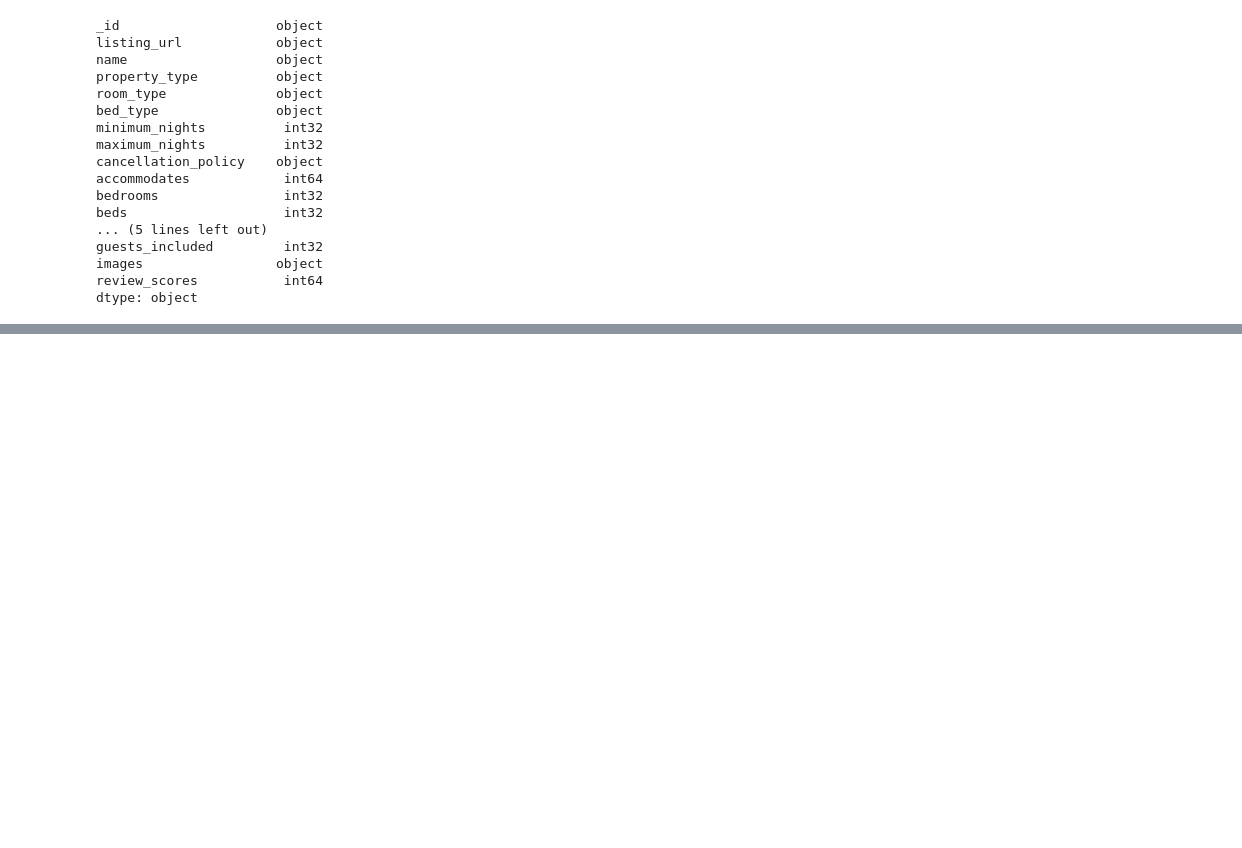
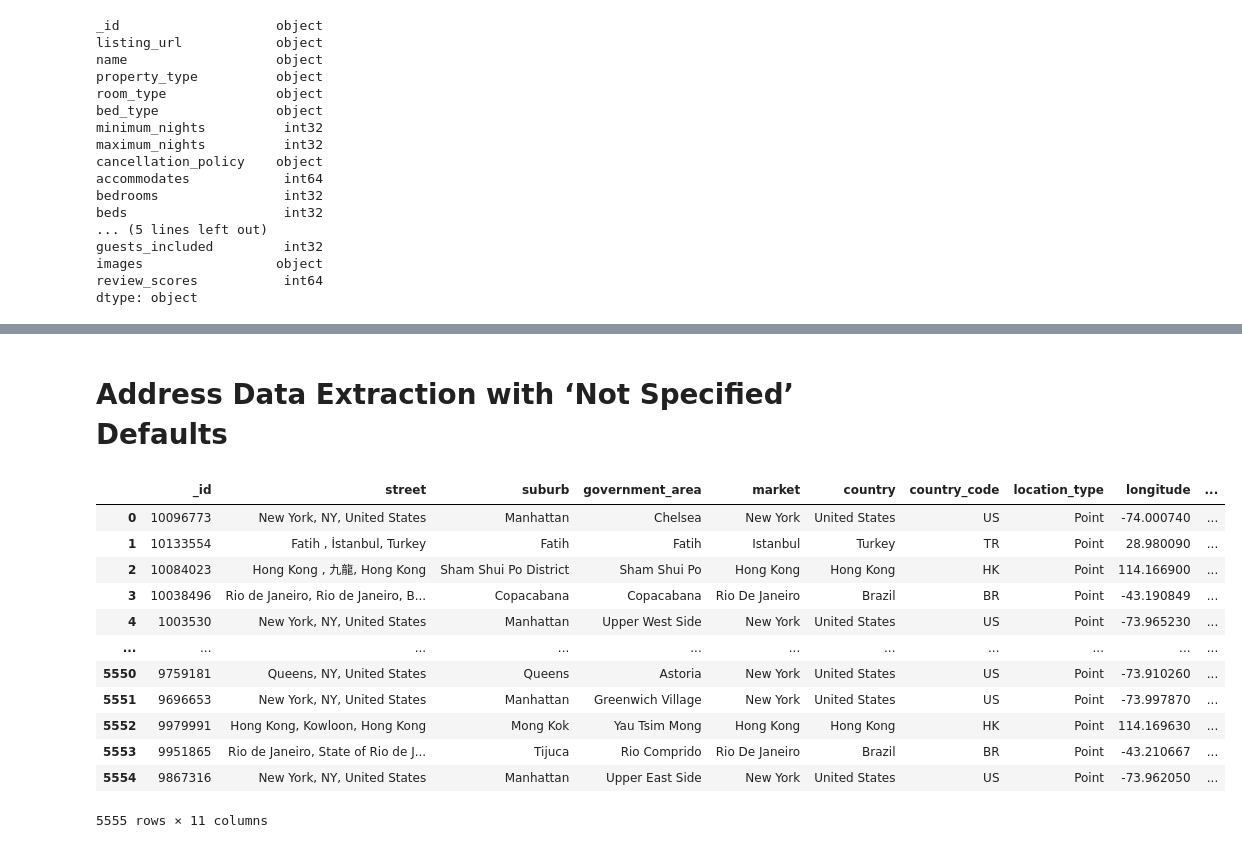
Before and after one commit to virenemmanuel/AirBNB-Analysis-main-, a Jupyter notebook: Airbnb_main.ipynb, the cells around one changed output, grey strips where cells are left out. Saved outputs shown, nothing was run; the diff lists cells and outputs as text; code cells hidden in the pictures; blank space fills up the shorter version.

Commit message:
extracting useful data from mongodb and merging dataframes

```diff
--- a/Airbnb_main.ipynb
+++ b/Airbnb_main.ipynb
@@ -263,0 +311,2 @@ Name: guests_included, Length: 5555, dtype: float64>
+# %%
+df_host = pd.DataFrame(host)
@@ -263,0 +573,5 @@ Name: guests_included, Length: 5555, dtype: float64>
+# %%
+address = []
+
+for i in coll.find({},{"_id":1, "address":1}):
+    address.append(i)
@@ -263,0 +580,3 @@ Name: guests_included, Length: 5555, dtype: float64>
+# %%
+df_address = pd.DataFrame(address)
+df_address
@@ -263,0 +597,26 @@ Name: guests_included, Length: 5555, dtype: float64>
+# %% [markdown]
+# Address Data Extraction with ‘Not Specified’ Defaults
+# %%
+address_columns = {'_id':[], 'street':[], 'suburb':[], 'government_area':[], 'market':[], 'country':[],
+                   'country_code':[], 'location_type':[], "longitude":[], "latitude":[],
+                    "is_location_exact":[]}
+for i in df_address["_id"]:
+    address_columns["_id"].append(i)
+
+for i in df_address["address"]:
+    address_columns["street"].append(i.get("street", "Not Specified"))
+    address_columns["suburb"].append(i.get("suburb", "Not Specified"))
+    address_columns["government_area"].append(i.get("government_area", "Not Specified"))
+    address_columns["market"].append(i.get("market", "Not Specified"))
+    address_columns["country"].append(i.get("country", "Not Specified"))
+    address_columns["country_code"].append(i.get("country_code", "Not Specified"))
+    # address_columns["location_type"].append(i.get("location_type", "Not Specified"))
+    address_columns["location_type"].append(i["location"].get("type", "Not Specified"))
+    if i.get("location"):
+        address_columns["longitude"].append(i["location"].get("coordinates")[0])
+        address_columns["latitude"].append(i["location"].get("coordinates")[1])
+        address_columns["is_location_exact"].append(i["location"].get("is_location_exact", "Not Specified"))
+    else:
+        address_columns["longitude"].append("Not Specified")
+        address_columns["latitude"].append("Not Specified")
+        address_columns["is_location_exact"].append("Not Specified")
@@ -263,0 +625,17 @@ Name: guests_included, Length: 5555, dtype: float64>
+# %%
+df_address_1 = pd.DataFrame(address_columns)
+df_address_1
+# %% [output]
+|  | _id | street | suburb | government_area | market | country | country_code | location_type | longitude | ... |
+| 0 | 10096773 | New York, NY, United States | Manhattan | Chelsea | New York | United States | US | Point | -74.000740 | ... |
+| 1 | 10133554 | Fatih , İstanbul, Turkey | Fatih | Fatih | Istanbul | Turkey | TR | Point | 28.980090 | ... |
+| 2 | 10084023 | Hong Kong , 九龍, Hong Kong | Sham Shui Po District | Sham Shui Po | Hong Kong | Hong Kong | HK | Point | 114.166900 | ... |
+| 3 | 10038496 | Rio de Janeiro, Rio de Janeiro, B... | Copacabana | Copacabana | Rio De Janeiro | Brazil | BR | Point | -43.190849 | ... |
+| 4 | 1003530 | New York, NY, United States | Manhattan | Upper West Side | New York | United States | US | Point | -73.965230 | ... |
+| ... | ... | ... | ... | ... | ... | ... | ... | ... | ... | ... |
+| 5550 | 9759181 | Queens, NY, United States | Queens | Astoria | New York | United States | US | Point | -73.910260 | ... |
+| 5551 | 9696653 | New York, NY, United States | Manhattan | Greenwich Village | New York | United States | US | Point | -73.997870 | ... |
+| 5552 | 9979991 | Hong Kong, Kowloon, Hong Kong | Mong Kok | Yau Tsim Mong | Hong Kong | Hong Kong | HK | Point | 114.169630 | ... |
+| 5553 | 9951865 | Rio de Janeiro, State of Rio de J... | Tijuca | Rio Comprido | Rio De Janeiro | Brazil | BR | Point | -43.210667 | ... |
+| 5554 | 9867316 | New York, NY, United States | Manhattan | Upper East Side | New York | United States | US | Point | -73.962050 | ... |
+5555 rows × 11 columns
```
Also changed, not shown: parts of 64 cells of this notebook, 1 other file.
